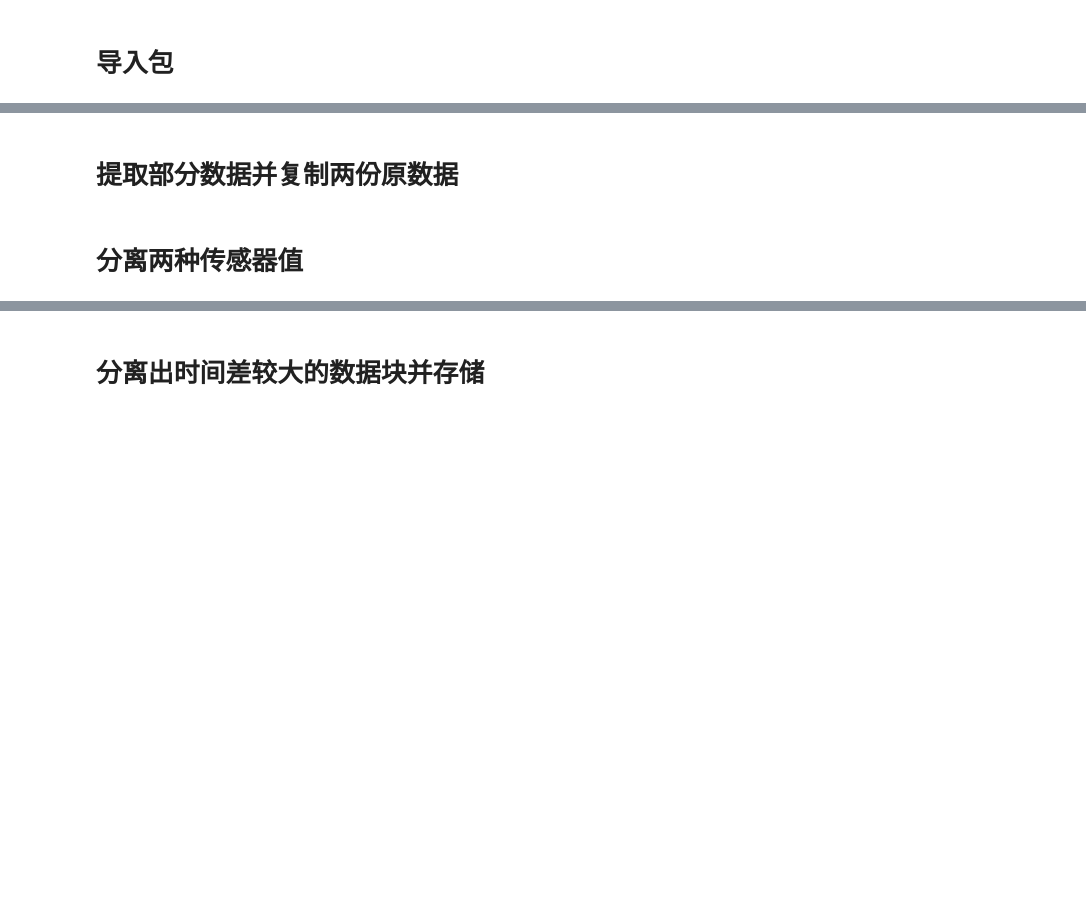
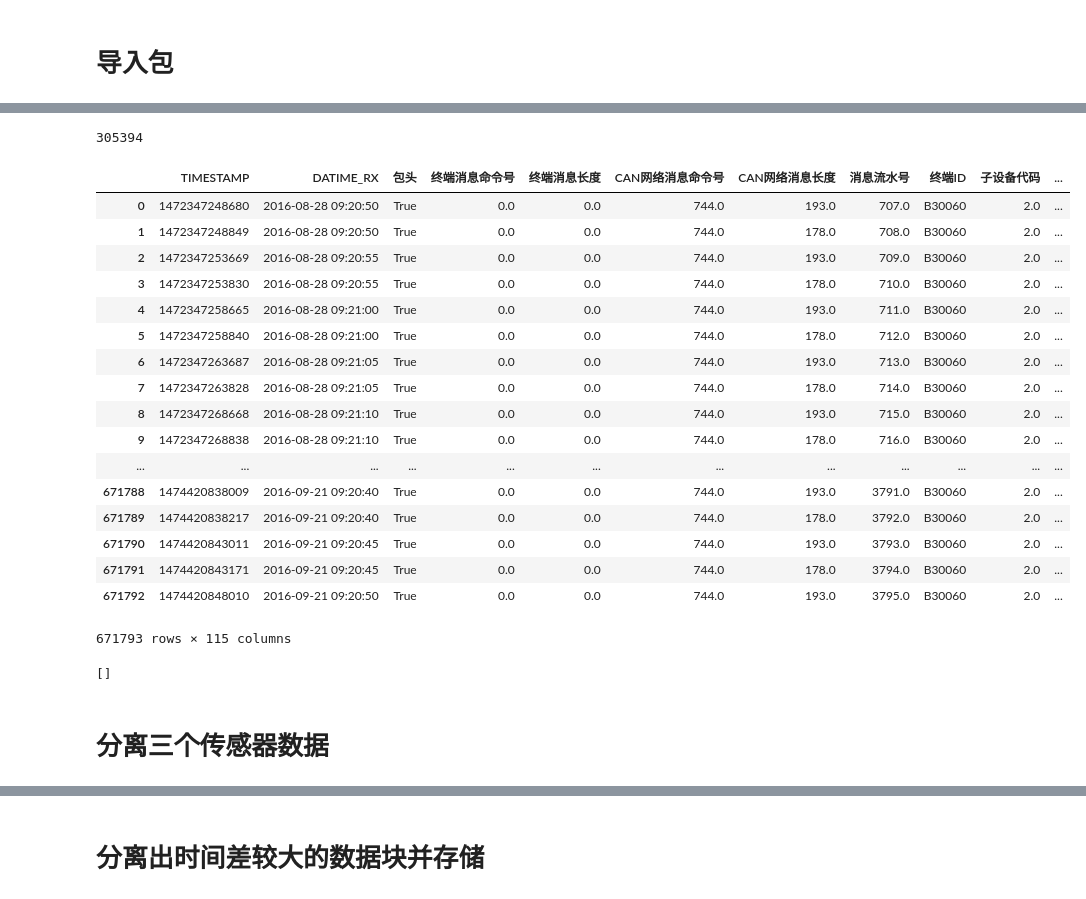
Before and after one commit to 760bdteam/SunwinVehicle_Wzw, a Jupyter notebook: DataAnalysis.ipynb, the cells around one changed output, grey strips where cells are left out. Cells and saved outputs as stored; diff of their text form; code cells hidden in the pictures; blank space fills up the shorter version.

```diff
--- a/DataAnalysis.ipynb
+++ b/DataAnalysis.ipynb
@@ -30,11 +30,14 @@ import this
 # %%
 data = pd.read_csv("K:/16.12.6-python/data/9.csv", low_memory = False)
+# %%
+#1、数据需要按时间重新排序
+data=data.sort(["TIMESTAMP"],ascending=[1]).reset_index(drop=True)#按时间戳进行排序，ascending=1代表递增，0代表递减
 # %%
-#1、此数据中有部分数据重复，需删除；
+#2、此数据中有部分数据重复，需删除；
 num=[]
 timestamp=data["TIMESTAMP"]
-for i in range(len(data.index)):
-    if timestamp[i]==timestamp[0]:#获取数据中与第一个时间戳数值相同点的位置
+for i in range(len(data.index)-1):
+    if timestamp[i]==timestamp[i+1]:#获取数据重复点的索引位置
         num.append(i)
 num
 # %% [output]
@@ -42,7 +61,39 @@ num
+# %%
+len(num)
+# %% [output]
+305394
 # %%
-data=data.drop(range(num[1],len(data.index)),axis=0)#删掉重复的数据，只取不重复的数据
+data=data.drop(num,axis=0).reset_index(drop=True)#删掉重复的数据，只取不重复的数据
-# %%
-#2、数据需要按时间重新排序
-data=data.sort(["TIMESTAMP"],ascending=[1])#按时间戳进行排序，ascending=1代表递增，0代表递减
+# %%
+data
+# %% [output]
+|  | TIMESTAMP | DATIME_RX | 包头 | 终端消息命令号 | 终端消息长度 | CAN网络消息命令号 | CAN网络消息长度 | 消息流水号 | 终端ID | 子设备代码 | ... |
+| 0 | 1472347248680 | 2016-08-28 09:20:50 | True | 0.0 | 0.0 | 744.0 | 193.0 | 707.0 | B30060 | 2.0 | ... |
+| 1 | 1472347248849 | 2016-08-28 09:20:50 | True | 0.0 | 0.0 | 744.0 | 178.0 | 708.0 | B30060 | 2.0 | ... |
+| 2 | 1472347253669 | 2016-08-28 09:20:55 | True | 0.0 | 0.0 | 744.0 | 193.0 | 709.0 | B30060 | 2.0 | ... |
+| 3 | 1472347253830 | 2016-08-28 09:20:55 | True | 0.0 | 0.0 | 744.0 | 178.0 | 710.0 | B30060 | 2.0 | ... |
+| 4 | 1472347258665 | 2016-08-28 09:21:00 | True | 0.0 | 0.0 | 744.0 | 193.0 | 711.0 | B30060 | 2.0 | ... |
+| 5 | 1472347258840 | 2016-08-28 09:21:00 | True | 0.0 | 0.0 | 744.0 | 178.0 | 712.0 | B30060 | 2.0 | ... |
+| 6 | 1472347263687 | 2016-08-28 09:21:05 | True | 0.0 | 0.0 | 744.0 | 193.0 | 713.0 | B30060 | 2.0 | ... |
+| 7 | 1472347263828 | 2016-08-28 09:21:05 | True | 0.0 | 0.0 | 744.0 | 178.0 | 714.0 | B30060 | 2.0 | ... |
+| 8 | 1472347268668 | 2016-08-28 09:21:10 | True | 0.0 | 0.0 | 744.0 | 193.0 | 715.0 | B30060 | 2.0 | ... |
+| 9 | 1472347268838 | 2016-08-28 09:21:10 | True | 0.0 | 0.0 | 744.0 | 178.0 | 716.0 | B30060 | 2.0 | ... |
+| ... | ... | ... | ... | ... | ... | ... | ... | ... | ... | ... | ... |
+| 671788 | 1474420838009 | 2016-09-21 09:20:40 | True | 0.0 | 0.0 | 744.0 | 193.0 | 3791.0 | B30060 | 2.0 | ... |
+| 671789 | 1474420838217 | 2016-09-21 09:20:40 | True | 0.0 | 0.0 | 744.0 | 178.0 | 3792.0 | B30060 | 2.0 | ... |
+| 671790 | 1474420843011 | 2016-09-21 09:20:45 | True | 0.0 | 0.0 | 744.0 | 193.0 | 3793.0 | B30060 | 2.0 | ... |
+| 671791 | 1474420843171 | 2016-09-21 09:20:45 | True | 0.0 | 0.0 | 744.0 | 178.0 | 3794.0 | B30060 | 2.0 | ... |
+| 671792 | 1474420848010 | 2016-09-21 09:20:50 | True | 0.0 | 0.0 | 744.0 | 193.0 | 3795.0 | B30060 | 2.0 | ... |
+671793 rows × 115 columns
+# %%
+#3、验证数据是否删除完全
+num=[]
+timestamp=data["TIMESTAMP"]
+for i in range(len(data.index)-1):
+    if timestamp[i]==timestamp[i+1]:#获取数据重复点的索引位置
+        num.append(i)
+num
+# %% [output]
+[]
 # %% [markdown]
-# 提取部分数据并复制两份原数据
+# 分离三个传感器数据
@@ -65,2 +99,0 @@ data3 = data
-# %% [markdown]
-# 分离两种传感器值
```
Also changed, not shown: parts of 9 cells of this notebook.
